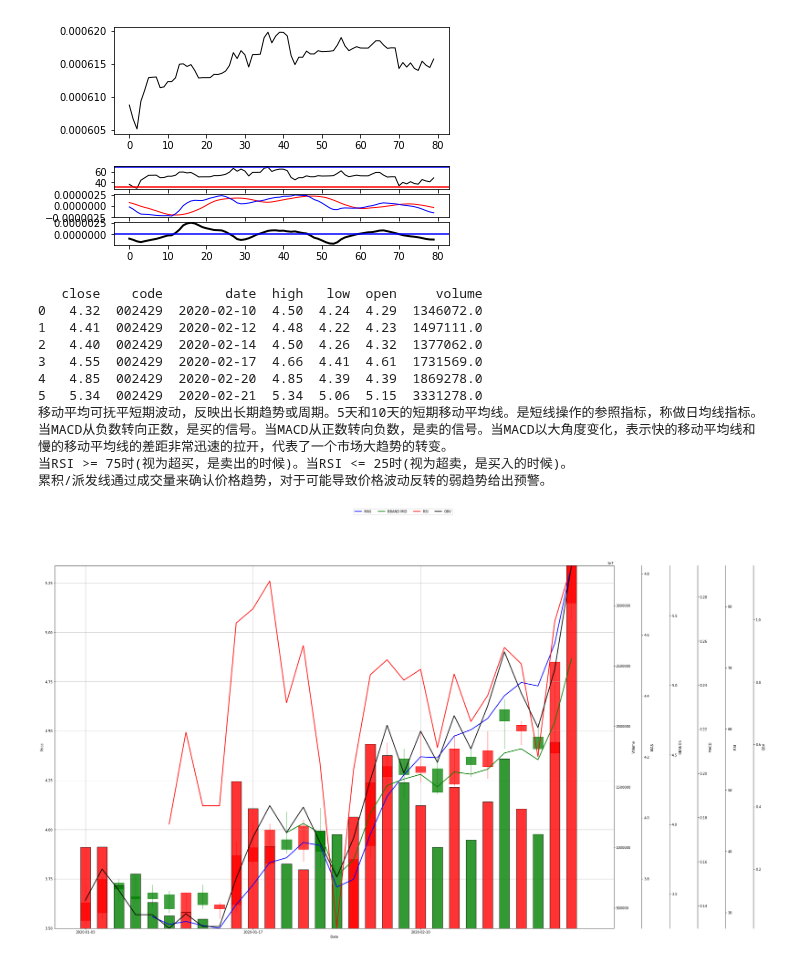
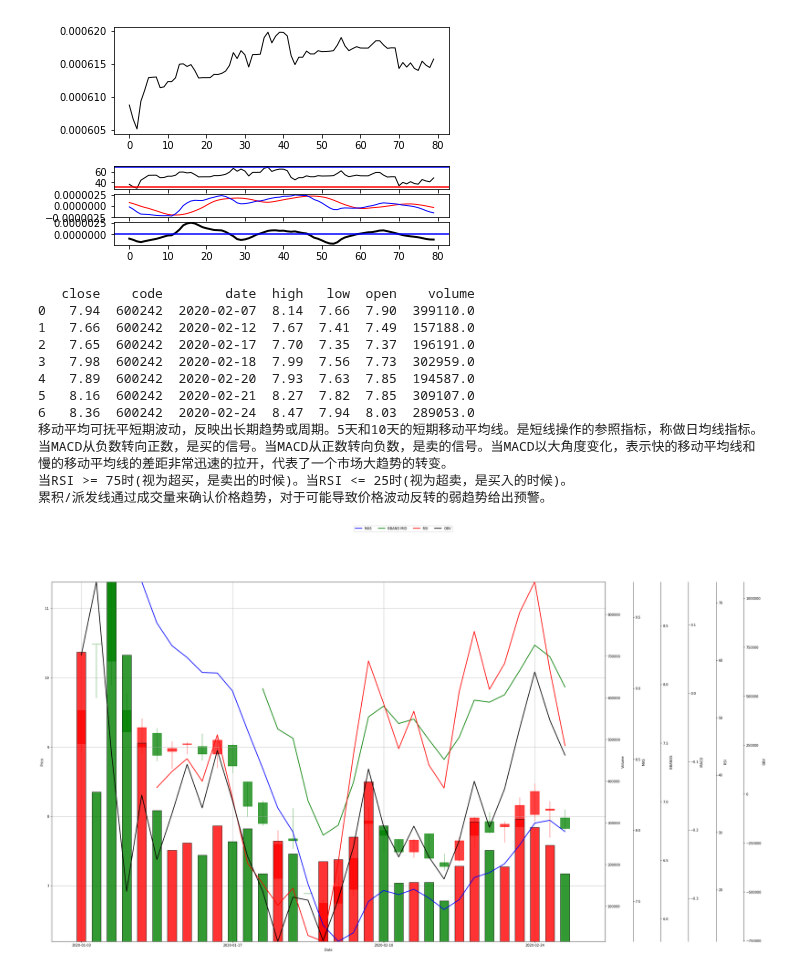
Before and after one commit to alanz2015/MyQuantitativeAlgoTest, a Jupyter notebook: StudyNote20191230.ipynb, the cells around one changed output. Saved outputs shown, nothing was run; the diff lists cells and outputs as text; code cells hidden in the pictures.

```diff
--- a/StudyNote20191230.ipynb
+++ b/StudyNote20191230.ipynb
@@ -272,8 +294,8 @@ def make_patch_spines_invisible(ax):
 
 # "設置起始日期"
 Start_date = '2020-01-03'
-End_date   = '2020-02-24'
-stockCode  = '002429'
+End_date   = '2020-02-26'
+stockCode  = '600242'
 # "導入數據"
 df_300427 = ts.get_k_data(stockCode, start = Start_date, end = End_date, ktype = 'D')
 df_300427 = df_300427.sort_index() # Index on date in ascend order
@@ -438,38 +460,39 @@ ax1.legend()
 ax2.grid(True)
 
 print("移动平均可抚平短期波动，反映出长期趋势或周期。5天和10天的短期移动平均线。是短线操作的参照指标，称做日均线指标。")
 print("当MACD从负数转向正数，是买的信号。当MACD从正数转向负数，是卖的信号。\
 当MACD以大角度变化，表示快的移动平均线和慢的移动平均线的差距非常迅速的拉开，代表了一个市场大趋势的转变。")
 print("当RSI >= 75时(视为超买，是卖出的时候)。当RSI <= 25时(视为超卖，是买入的时候)。")
 print("累积/派发线通过成交量来确认价格趋势，对于可能导致价格波动反转的弱趋势给出预警。")
 ax3.plot(macd, label = 'MACD')
 ax3.plot(macdSignal, label = 'MACD Signal')
 ax3.plot(macdHist, label = 'MACD History')
 ax3.legend()
 ax3.grid(True)
 
 ax4.plot(ad, label = 'Accumulation Distribution')
 # ax4.plot(adosc, label = 'Chaikin A/D Oscillator')
 ax4.plot(obv, label = 'On Balance Volume')
 ax4.legend()
 ax4.grid()
 
 ax5.plot(rsi, label = 'RSI')
 ax5.plot(mom, label = 'Momentum')
 ax5.legend()
 ax5.grid()
 plt.show()
 fig.savefig("Complex-2.pdf")
 # %% [output]
-   close    code        date  high   low  open     volume
-0   4.32  002429  2020-02-10  4.50  4.24  4.29  1346072.0
-1   4.41  002429  2020-02-12  4.48  4.22  4.23  1497111.0
-2   4.40  002429  2020-02-14  4.50  4.26  4.32  1377062.0
-3   4.55  002429  2020-02-17  4.66  4.41  4.61  1731569.0
-4   4.85  002429  2020-02-20  4.85  4.39  4.39  1869278.0
-5   5.34  002429  2020-02-21  5.34  5.06  5.15  3331278.0
+   close    code        date  high   low  open    volume
+0   7.94  600242  2020-02-07  8.14  7.66  7.90  399110.0
+1   7.66  600242  2020-02-12  7.67  7.41  7.49  157188.0
+2   7.65  600242  2020-02-17  7.70  7.35  7.37  196191.0
+3   7.98  600242  2020-02-18  7.99  7.56  7.73  302959.0
+4   7.89  600242  2020-02-20  7.93  7.63  7.85  194587.0
+5   8.16  600242  2020-02-21  8.27  7.82  7.85  309107.0
+6   8.36  600242  2020-02-24  8.47  7.94  8.03  289053.0
 移动平均可抚平短期波动，反映出长期趋势或周期。5天和10天的短期移动平均线。是短线操作的参照指标，称做日均线指标。
 当MACD从负数转向正数，是买的信号。当MACD从正数转向负数，是卖的信号。当MACD以大角度变化，表示快的移动平均线和慢的移动平均线的差距非常迅速的拉开，代表了一个市场大趋势的转变。
 当RSI >= 75时(视为超买，是卖出的时候)。当RSI <= 25时(视为超卖，是买入的时候)。
 累积/派发线通过成交量来确认价格趋势，对于可能导致价格波动反转的弱趋势给出预警。
-[figure, old version]
+[figure, new version]
```
Also changed, not shown: parts of 4 cells of this notebook.
